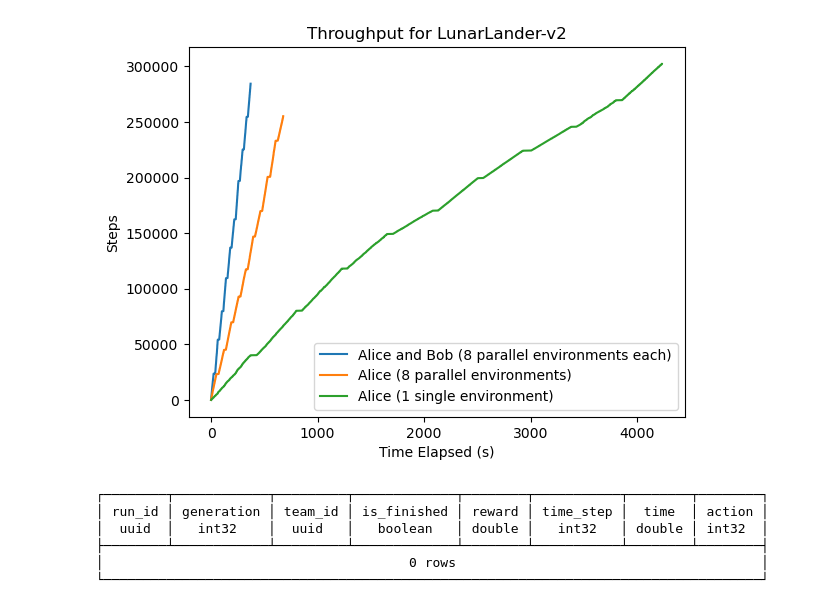
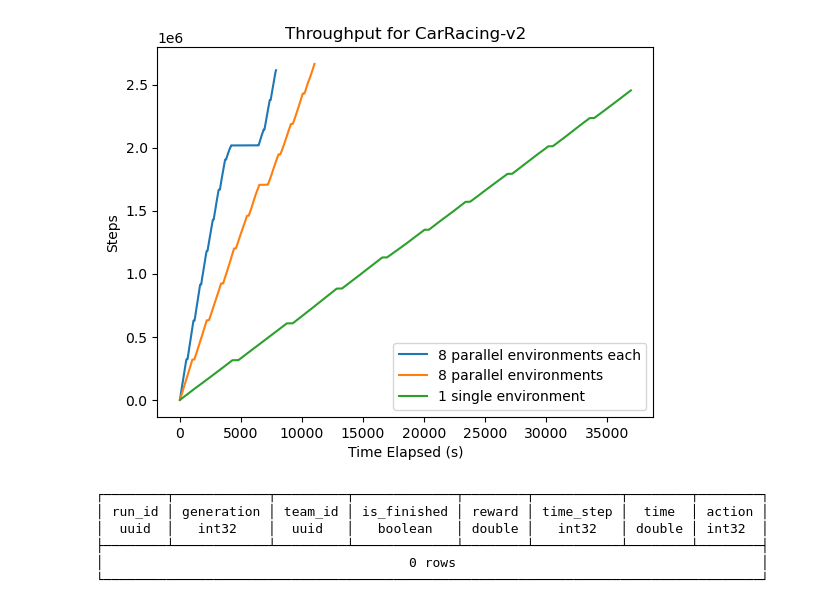
Before and after one commit to bmcnns/distributed-tpg, a Jupyter notebook: more_results.ipynb, the cells around one changed output. Saved outputs shown, nothing was run; the diff lists cells and outputs as text; code cells hidden in the pictures.

```diff
--- a/more_results.ipynb
+++ b/more_results.ipynb
@@ -26,41 +30,41 @@ SELECT * FROM db.public.compute_configs
 # %%
 df_2_workers = duckdb.query("""
 SELECT time, COUNT(*) OVER (ORDER BY time ROWS BETWEEN UNBOUNDED PRECEDING AND CURRENT ROW) as num_steps
 FROM db.public.training
-WHERE run_id = '10ec8fee-6603-4de3-8c67-5ae287c33d56'
+WHERE run_id = '1aea2400-dcad-48b8-ab59-6a036f1ebaa4'
 ORDER BY time
 """).df()
 
 df_1_worker = duckdb.query("""
 SELECT time, COUNT(*) OVER (ORDER BY time ROWS BETWEEN UNBOUNDED PRECEDING AND CURRENT ROW) as num_steps
 FROM db.public.training
-WHERE run_id = 'b24e3011-5d62-4b2c-97f0-a8f996b88027'
+WHERE run_id = '86bab8cc-9002-4a97-8d12-8285163dd306'
 ORDER BY time
 """).df()
 
 df_single_thread = duckdb.query("""
 SELECT time, COUNT(*) OVER (ORDER BY time ROWS BETWEEN UNBOUNDED PRECEDING AND CURRENT ROW) as num_steps
 FROM db.public.training
-WHERE run_id = '28febfb1-4218-4943-af34-5d27fc2a8dce'
+WHERE run_id = '1e25b5b0-a62c-41fb-ac24-6536fbc145d8'
 ORDER BY time
 """).df()
 
 for df in [df_2_workers, df_1_worker, df_single_thread]:
     df['elapsed_time'] = df['time'] - df['time'].min()
 
 
-plt.plot(df_2_workers['elapsed_time'], df_2_workers['num_steps'], label='Alice and Bob (8 parallel environments each)')
-plt.plot(df_1_worker['elapsed_time'], df_1_worker['num_steps'], label='Alice (8 parallel environments)')
-plt.plot(df_single_thread['elapsed_time'], df_single_thread['num_steps'], label='Alice (1 single environment)')
+plt.plot(df_2_workers['elapsed_time'], df_2_workers['num_steps'], label='8 parallel environments each')
+plt.plot(df_1_worker['elapsed_time'], df_1_worker['num_steps'], label='8 parallel environments')
+plt.plot(df_single_thread['elapsed_time'], df_single_thread['num_steps'], label='1 single environment')
 
 plt.ylabel('Steps')
 plt.xlabel('Time Elapsed (s)')
-plt.title("Throughput for LunarLander-v2")
+plt.title("Throughput for CarRacing-v2")
 plt.legend()
 
 plt.savefig(f"./figures/throughput.png")
 # %% [output]
-[figure, old version]
+[figure, new version]
 # %%
 duckdb.query("""
 SELECT * FROM db.public.training
```
Also changed, not shown: parts of 3 cells of this notebook, 13 other files.
